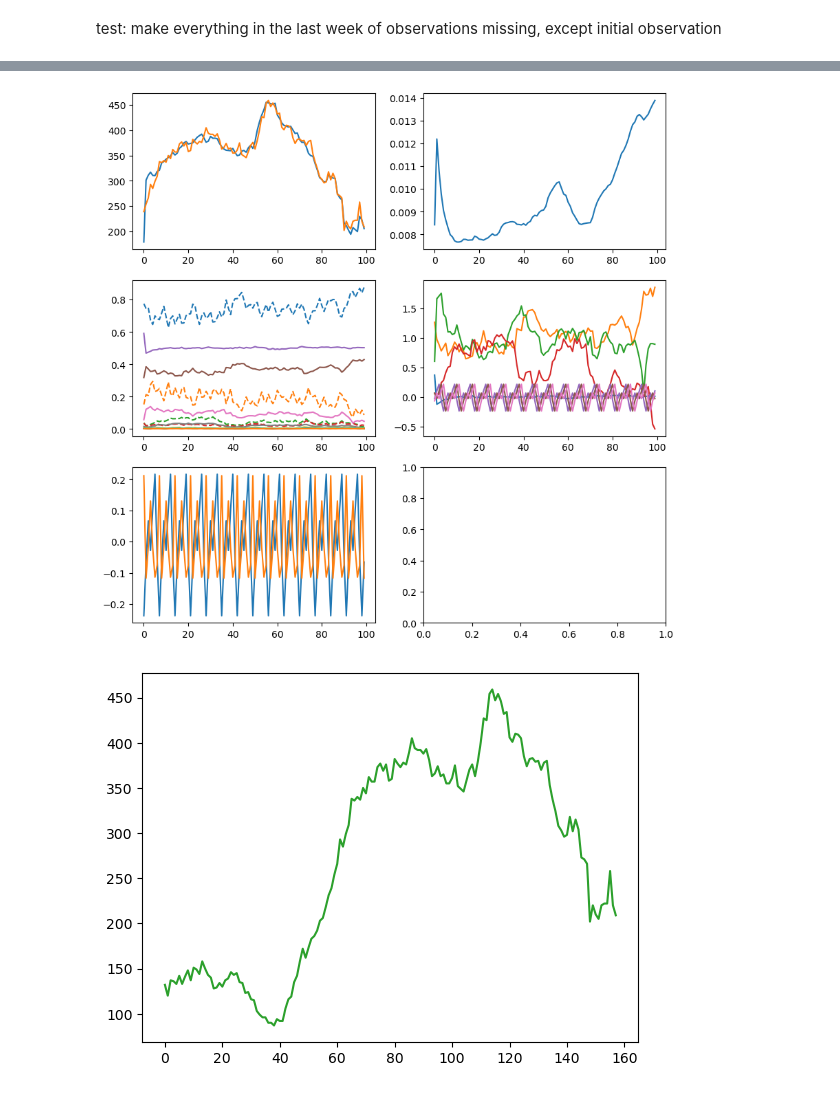
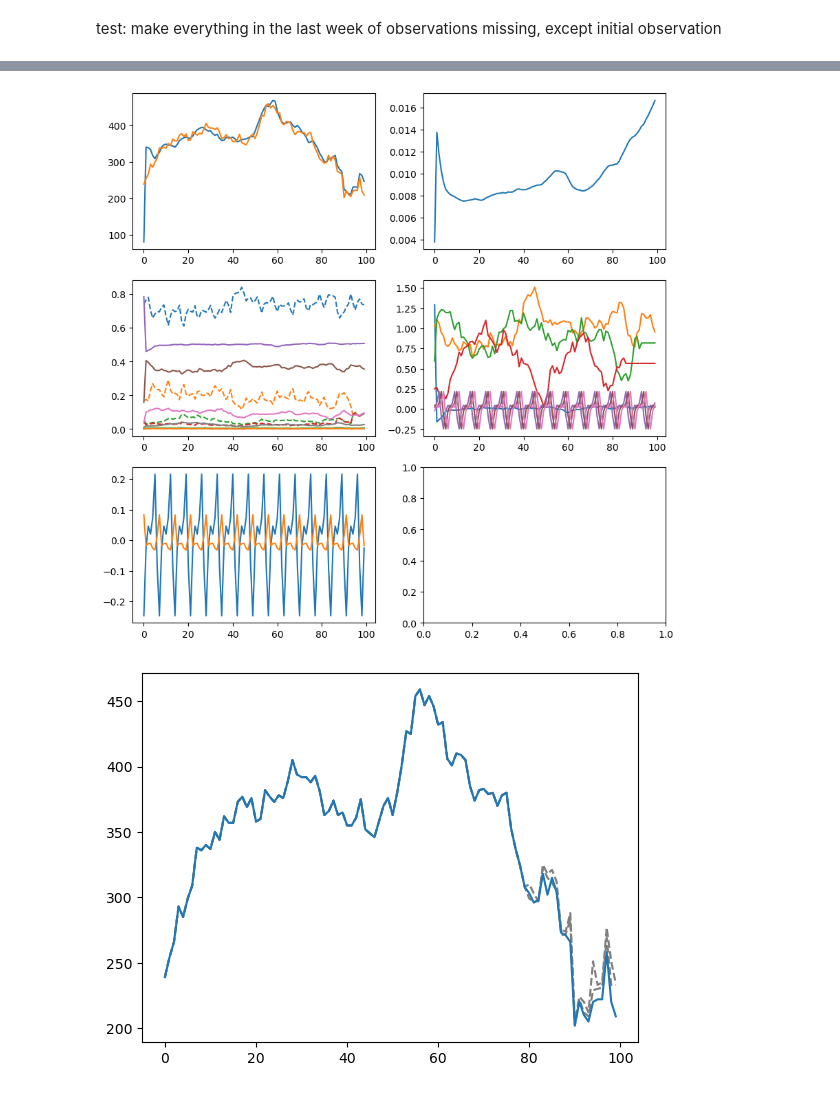
Before and after one commit to stefanheyder/dissertation, a Jupyter notebook: nbs/4 Models/4.3 Nowcasting hospitalizations/10_model.ipynb, the cells around one changed output, grey strips where cells are left out. Saved outputs shown, nothing was run; the diff lists cells and outputs as text; code cells hidden in the pictures.

Commit message:
hospitalization results

```diff
--- a/nbs/4 Models/4.3 Nowcasting hospitalizations/10_model.ipynb
+++ b/nbs/4 Models/4.3 Nowcasting hospitalizations/10_model.ipynb
@@ -355,7 +363,7 @@ def make_y_nan(y: Float):
     _, n_delay = y.shape
     y_nan = y.astype(jnp.float64)
     for i in range(n_delay):
-        y_nan = y_nan.at[(-7 * (i + 1) + 1), (i + 1) :].set(jnp.nan)
+        y_nan = y_nan.at[(-7 * (i + 1) + 1) :, (i + 1) :].set(jnp.nan)
     return y_nan
 # %%
 y_nan = make_y_nan(y)
@@ -462,35 +470,35 @@ axs[4].plot(post_state[:, 8 + 6])
 
 plt.show()
 # %% [output]
-[figure, old version]
+[figure, new version]
 # %%
 from isssm.importance_sampling import prediction
 
 
 def f_nowcast(x, s, y):
-    return y.sum(axis=-1)
+    return jnp.sum((missing_y_indices * y) + (1 - missing_y_indices) * y_miss, axis=-1)
 
 
 key, subkey = jrn.split(key)
 preds = prediction(
     f_nowcast,
     y_miss,
-    proposal_meis,
-    _model_miss(theta0_missing, aux),
+    proposal_la,
+    _model_miss(theta0_missing, aux_miss),
     10000,
     subkey,
     jnp.array([0.025, 0.5, 0.975]),
-    hospitalization_model(theta0_missing, aux),
+    hospitalization_model(theta0_missing, aux_miss),
 )
 # %%
-plt.plot(preds[0])
-plt.plot(preds[2][1])
+# plt.plot(preds[0])
+# plt.plot(preds[2][1])
 plt.plot(jnp.clip(preds[2][0], 0.0), linestyle="--", color="grey")
 plt.plot(preds[2][2], linestyle="--", color="grey")
-plt.plot(y.sum(axis=-1))
+plt.plot(y.sum(axis=-1)[-np1_miss:])
 plt.show()
 # %% [output]
-[figure, old version]
+[figure, new version]
 # %%
 # | hide
 import nbdev
```
Also changed, not shown: parts of 5 cells of this notebook, 15 other files.
